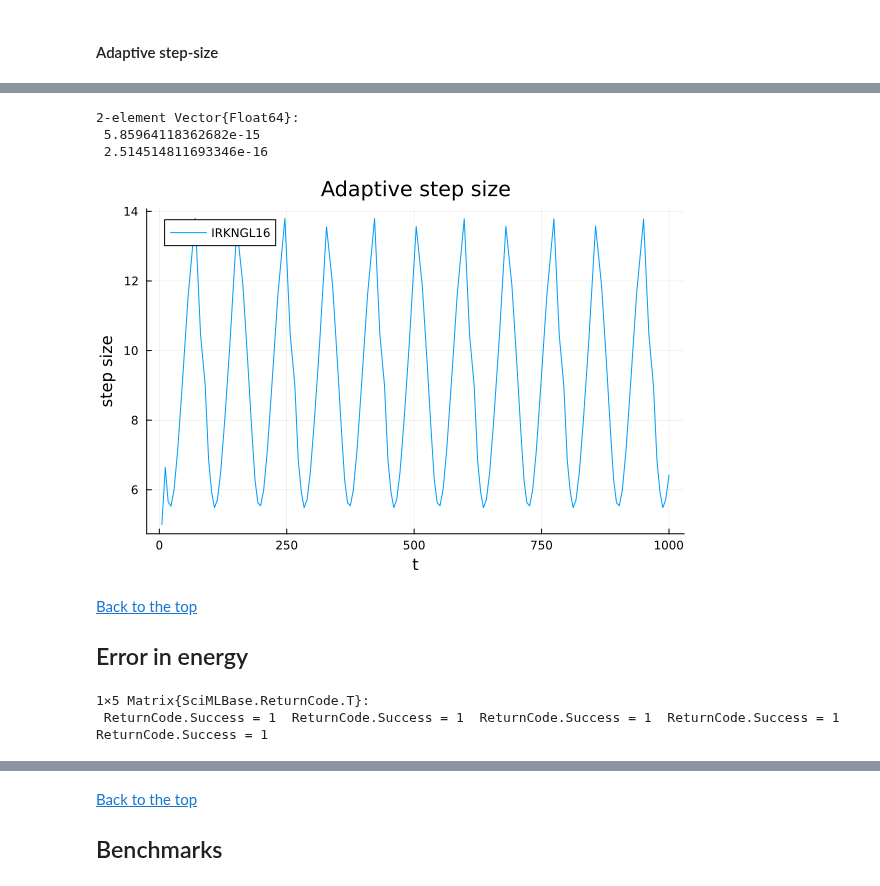
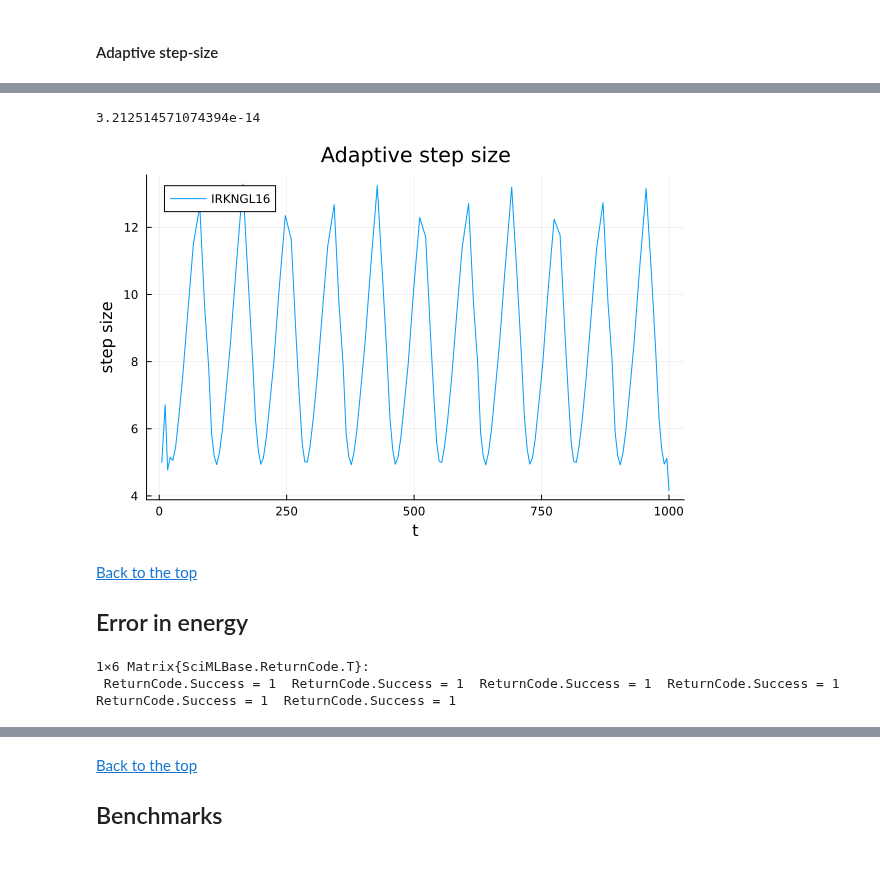
Before and after one commit to SciML/IRKGaussLegendre.jl, a Jupyter notebook: Examples/Solar-System N15-body.ipynb, the cells around one changed output, grey strips where cells are left out. Saved outputs shown, nothing was run; the diff lists cells and outputs as text; code cells hidden in the pictures.

```diff
--- a/Examples/Solar-System N15-body.ipynb
+++ b/Examples/Solar-System N15-body.ipynb
@@ -117,0 +121,3 @@ size(u0)
+# %%
+s=8     # 8,4,2
+dt = 5.0   # 5.0, 5.0/2^2, 5.0/2^4
@@ -346,2 +412,7 @@ Number of rejected steps:                          0
 # %% [markdown]
 #### Adaptive step-size
+# %%
+# Fully sequential
+sol16=solve(prob, IRKGL16(s=s, simd=false,  second_order_ode=true), dt=dt, adaptive=true,reltol=1e-16,abstol=1e-16)
+@show (sol16.destats.nfpiter/(sol16.destats.naccept+sol16.destats.naccept))
+sol16.destats
@@ -365,3 +477,0 @@ Number of rejected steps:                          23
-# %%
-sol16=solve(prob, IRKGL16(second_order_ode=true), dt=dt, adaptive=true,reltol=1e-16,abstol=1e-16)
-sol16.destats
@@ -405,22 +478,20 @@ Number of rejected steps:                          23
-# %%
-[norm(sol15.u[end].x[1]-sol17.u[end][:,:,1]),norm(sol15.u[end].x[2]-sol17.u[end][:,:,2])]
-# %% [output]
-2-element Vector{Float64}:
- 5.85964118362682e-15
- 2.514514811693346e-16
+# %%
+norm(sol16.u[end]-sol17b.u[end])
+# %% [output]
+3.212514571074394e-14
 # %%
-steps15 =sol15.t[2:end]-sol15.t[1:end-1]
+steps16 =sol16.t[2:end]-sol16.t[1:end-1]
 plot(xlabel="t", ylabel="step size",title="Adaptive step size")
-plot!(sol15.t[2:end],steps15, label="IRKNGL16")
+plot!(sol16.t[2:end],steps16, label="IRKNGL16")
 # %% [output]
-[figure, old version]
+[figure, new version]
 # %% [markdown]
 <a href="#top">Back to the top</a>
 
 
 ## Error in energy
 # %%
-[sol0.retcode sol1.retcode sol12.retcode sol13.retcode sol14.retcode]
+[sol0.retcode sol1.retcode sol1b.retcode sol2.retcode sol3.retcode sol3b.retcode]
 # %% [output]
-1×5 Matrix{SciMLBase.ReturnCode.T}:
- ReturnCode.Success = 1  ReturnCode.Success = 1  ReturnCode.Success = 1  ReturnCode.Success = 1  ReturnCode.Success = 1
+1×6 Matrix{SciMLBase.ReturnCode.T}:
+ ReturnCode.Success = 1  ReturnCode.Success = 1  ReturnCode.Success = 1  ReturnCode.Success = 1  ReturnCode.Success = 1  ReturnCode.Success = 1
```
Also changed, not shown: parts of 48 cells of this notebook, 33 other files.
